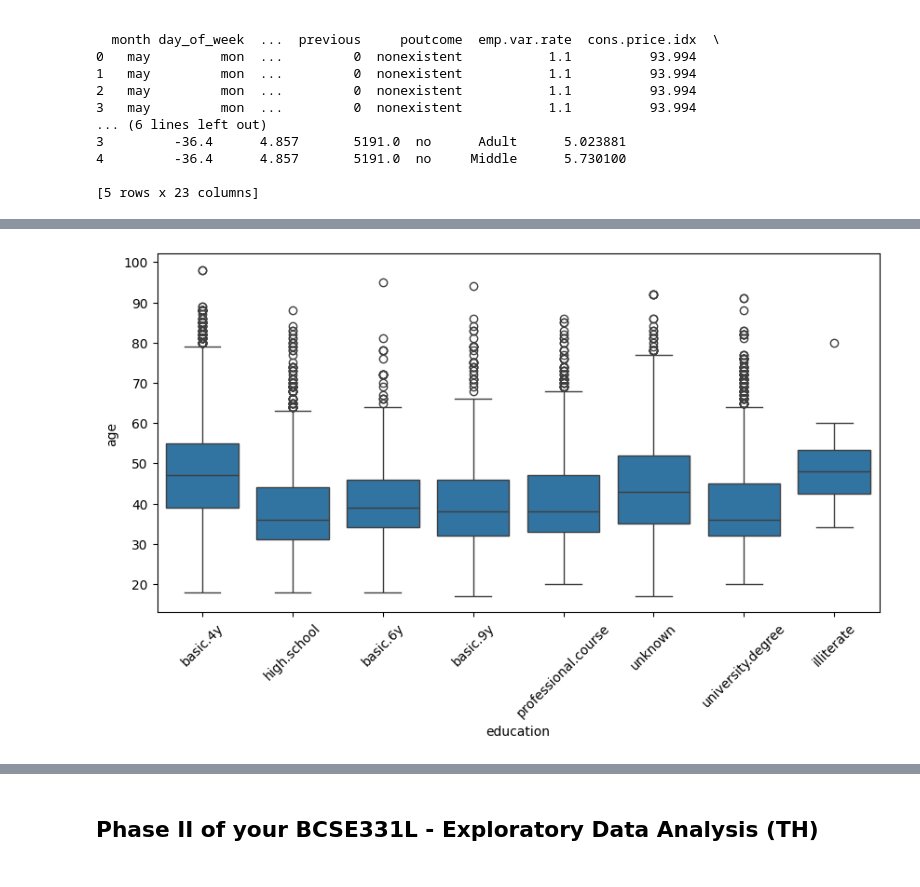
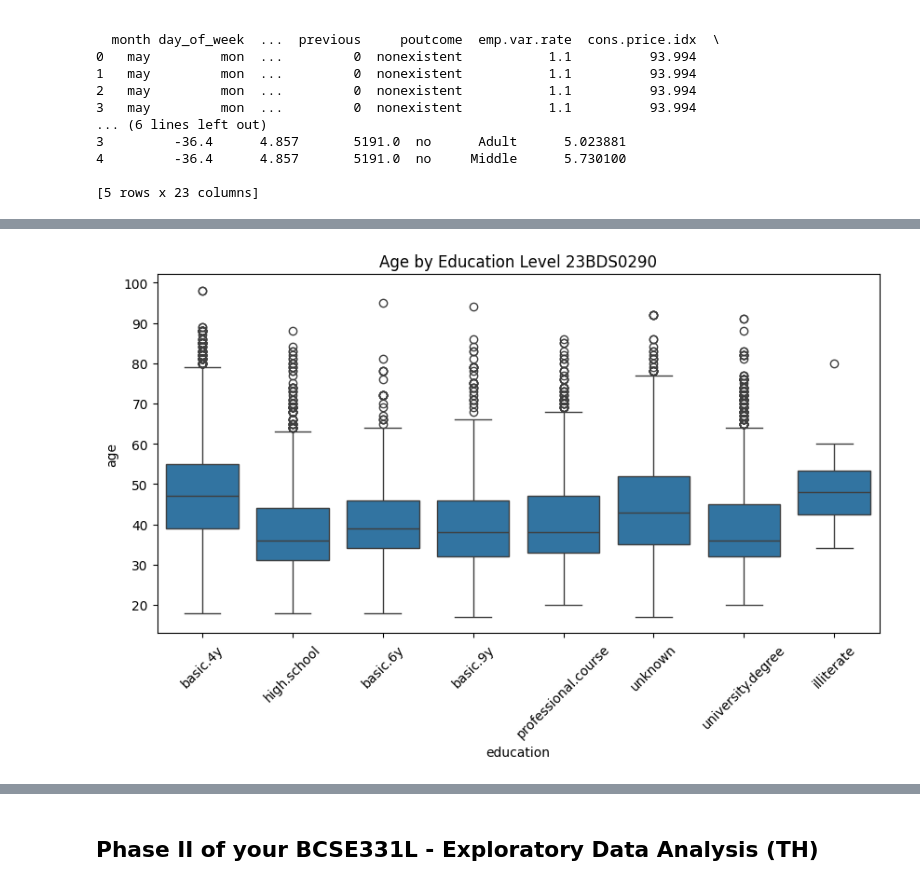
Before and after one commit to 2005lakshya/lakshya_gupta_eda, a Jupyter notebook: Lakshya_gupta_eda.ipynb, the cells around one changed output, grey strips where cells are left out. Saved outputs shown, nothing was run; the diff lists cells and outputs as text; code cells hidden in the pictures.

```diff
--- a/Lakshya_gupta_eda.ipynb
+++ b/Lakshya_gupta_eda.ipynb
@@ -228,18 +230,20 @@ plt.show()
 # %%
 #Bivariate analysis with a minimum of three visualizations
 plt.figure(figsize=(10, 5))
 
 sns.boxplot(
     x="education",
     y="age",
     data=bank_data
 )
 
 plt.xticks(rotation=45)
 
+plt.title("Age by Education Level 23BDS0290")
+
 plt.show()
 # %% [output]
-[figure, old version]
+[figure, new version]
 # %%
 #Multivariate analysis with a minimum of three visualizations
 plt.figure(figsize=(8, 5))
```
Also changed, not shown: parts of 11 cells of this notebook.
